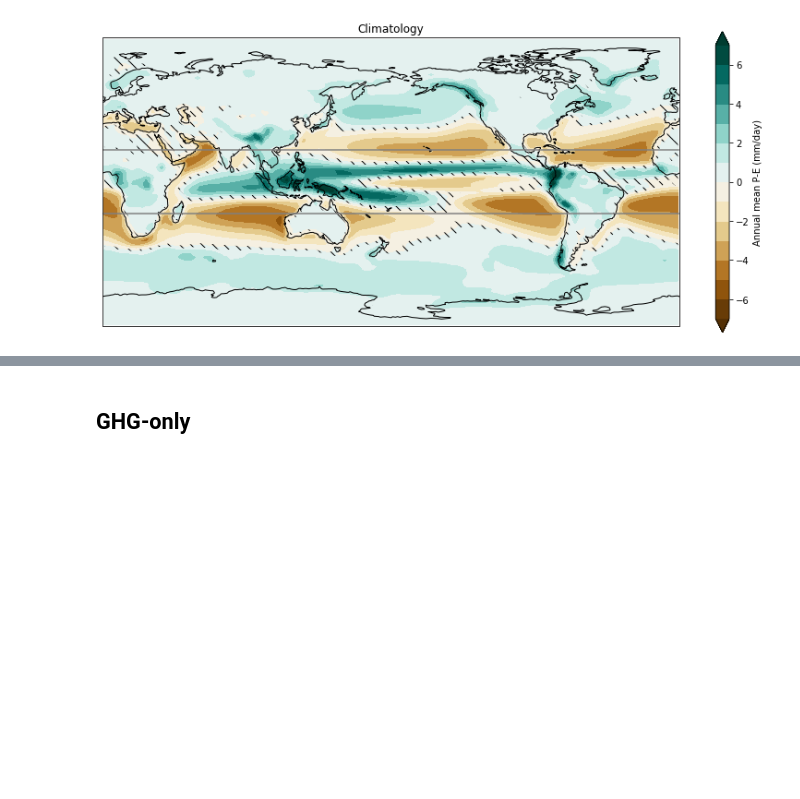
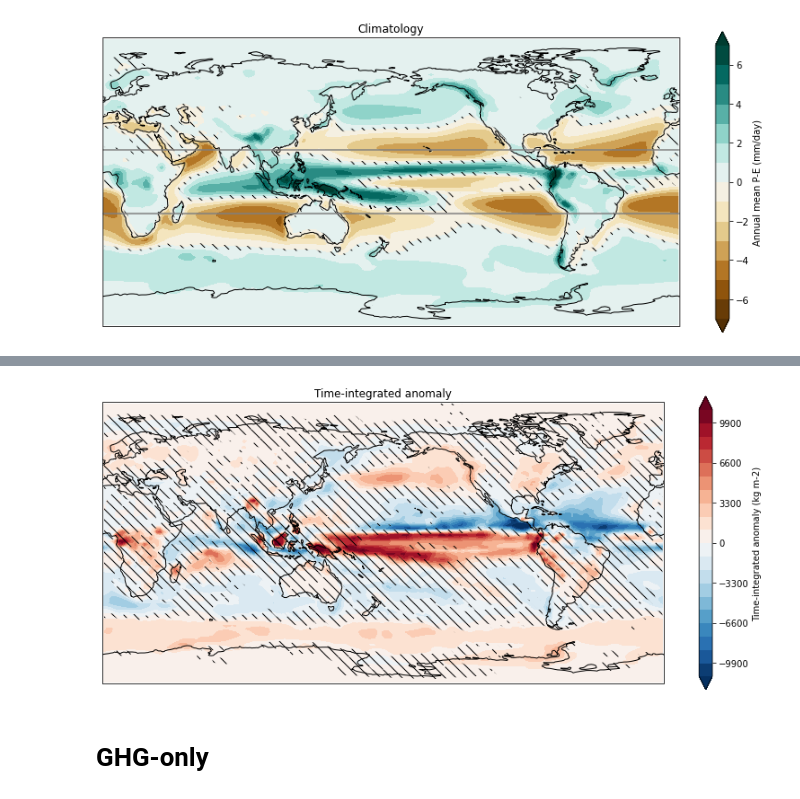
Before and after one commit to DamienIrving/ocean-analysis, a Jupyter notebook: development/pe_ensemble_plot.ipynb, the cells around one changed output, grey strips where cells are left out. Drawn from its saved outputs; the diff is of its cells as text; code cells hidden in the pictures; blank space fills up the shorter version.

Commit message:
Add hist and hist-GHG

```diff
--- a/development/pe_ensemble_plot.ipynb
+++ b/development/pe_ensemble_plot.ipynb
@@ -127,8 +128,8 @@ def plot_data(ensemble_mean, ensemble_agreement, agg, agreement_bounds=[0.1, 0.9
         cbar_label = 'Time-integrated anomaly (kg m-2)'
         title = "Time-integrated anomaly"
 
-    x = clim_ensemble_mean.coord('longitude').points
-    y = clim_ensemble_mean.coord('latitude').points
+    x = ensemble_mean.coord('longitude').points
+    y = ensemble_mean.coord('latitude').points
     cf = ax.contourf(x, y, ensmean_data,
                      transform=inproj,
                      cmap=cmap,
@@ -191,0 +195,5 @@ plot_data(clim_ensemble_mean, clim_ensemble_agreement, 'clim', agreement_bounds=
+# %%
+hist_files = glob.glob('/g/data/e14/dbi599/CMIP?/CMIP/*/*/historical/*/Ayr/pe/*/*/pe-anomaly_Ayr_*_historical_*_*_??????-??????-cumsum.nc')
+hist_files.sort()
+# %%
+hist_ensemble_cube_list = get_cube_list(hist_files, 'anom')
@@ -192,3 +218,9 @@ plot_data(clim_ensemble_mean, clim_ensemble_agreement, 'clim', agreement_bounds=
+# %%
+hist_ensemble_mean, hist_ensemble_agreement = ensemble_stats(hist_ensemble_cube_list)
+# %%
+plot_data(hist_ensemble_mean, hist_ensemble_agreement, 'anom', agreement_bounds=[0.33, 0.66])
+# %% [output]
+[figure, added]
 # %% [markdown]
-## GHG-only
+# GHG-only
 # %%
```
Also changed, not shown: parts of 10 cells of this notebook.
